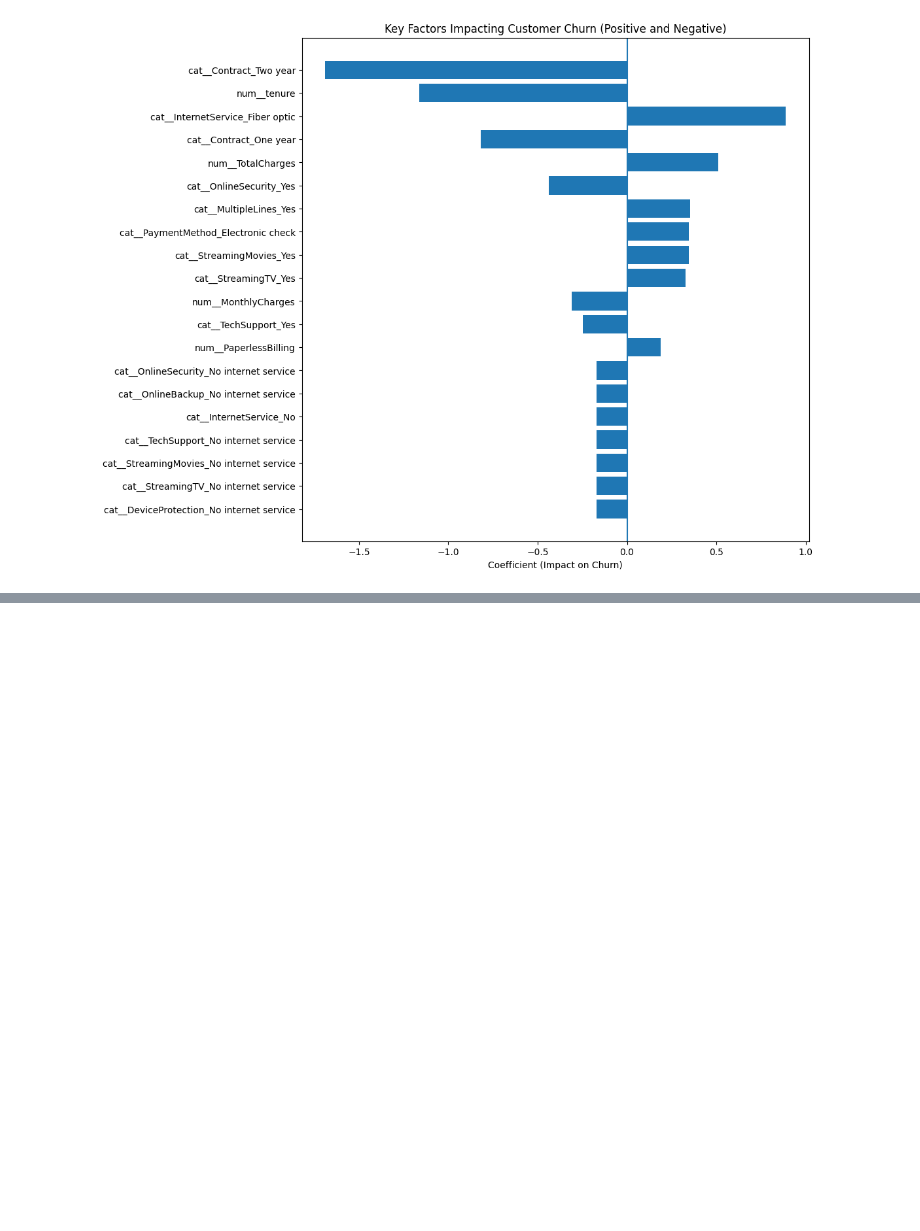
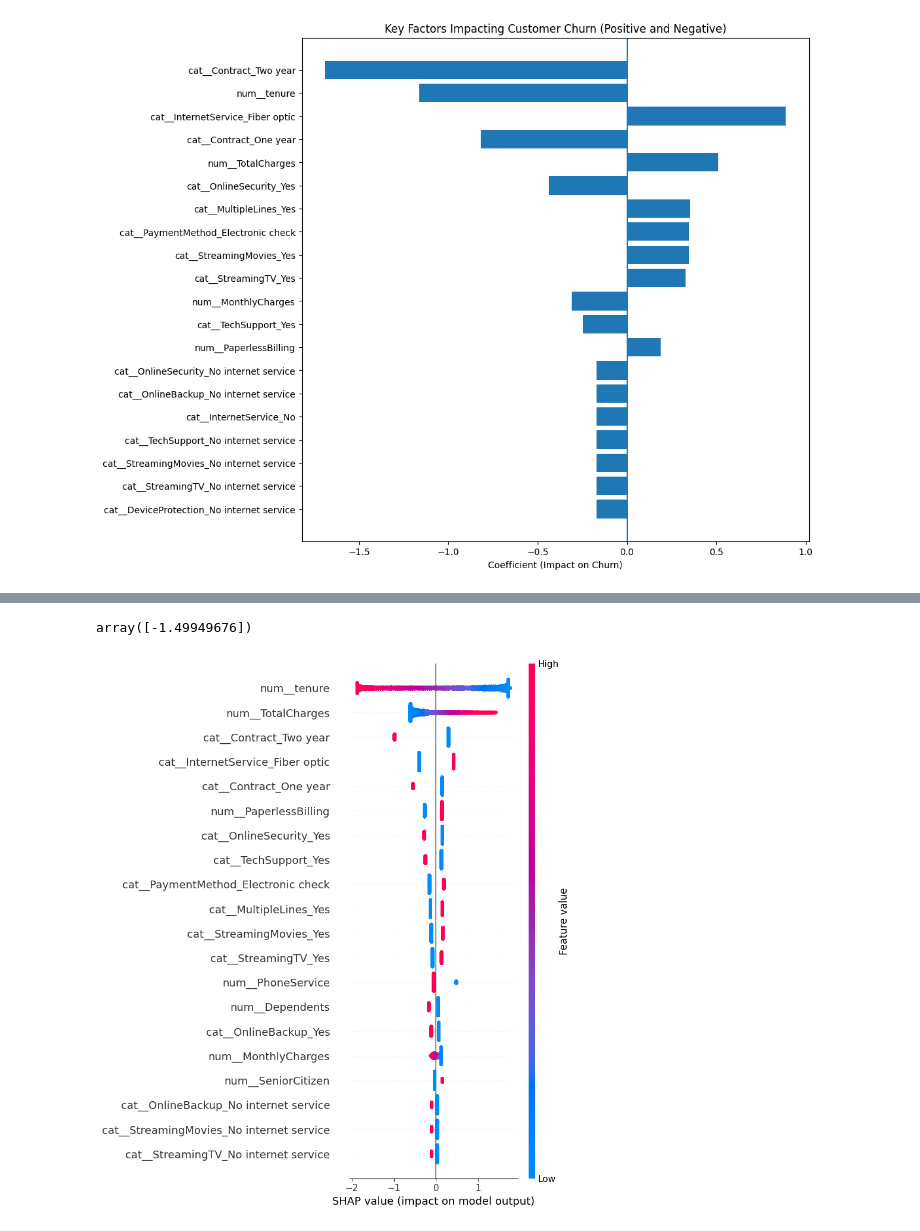
Before and after one commit to JessePMelo/Telco-Customer-Churn, a Jupyter notebook: data_science/notebooks/Telco_Customer_Churn.ipynb, the cells around one changed output, grey strips where cells are left out. Drawn from its saved outputs; the diff is of its cells as text; code cells hidden in the pictures; blank space fills up the shorter version.

Commit message:
WIP Shap on df_risk_churn

```diff
--- a/data_science/notebooks/Telco_Customer_Churn.ipynb
+++ b/data_science/notebooks/Telco_Customer_Churn.ipynb
@@ -1045,0 +1069,24 @@ plt.show()
+# %%
+logreg = pipeline.named_steps['model']
+# %%
+logreg.coef_
+logreg.intercept_
+# %% [output]
+array([-1.49949676])
+# %%
+feature_names = pipeline.named_steps['preprocessing'].get_feature_names_out()
+# %%
+import shap
+
+X_train_transformed = pipeline.named_steps['preprocessing'].transform(X_train)
+
+explainer = shap.LinearExplainer(logreg, X_train_transformed)
+shap_values = explainer.shap_values(X_train_transformed)
+
+shap.summary_plot(
+    shap_values,
+    X_train_transformed,
+    feature_names=feature_names
+)
+# %% [output]
+[figure, added]
```
Also changed, not shown: parts of 5 cells of this notebook.
